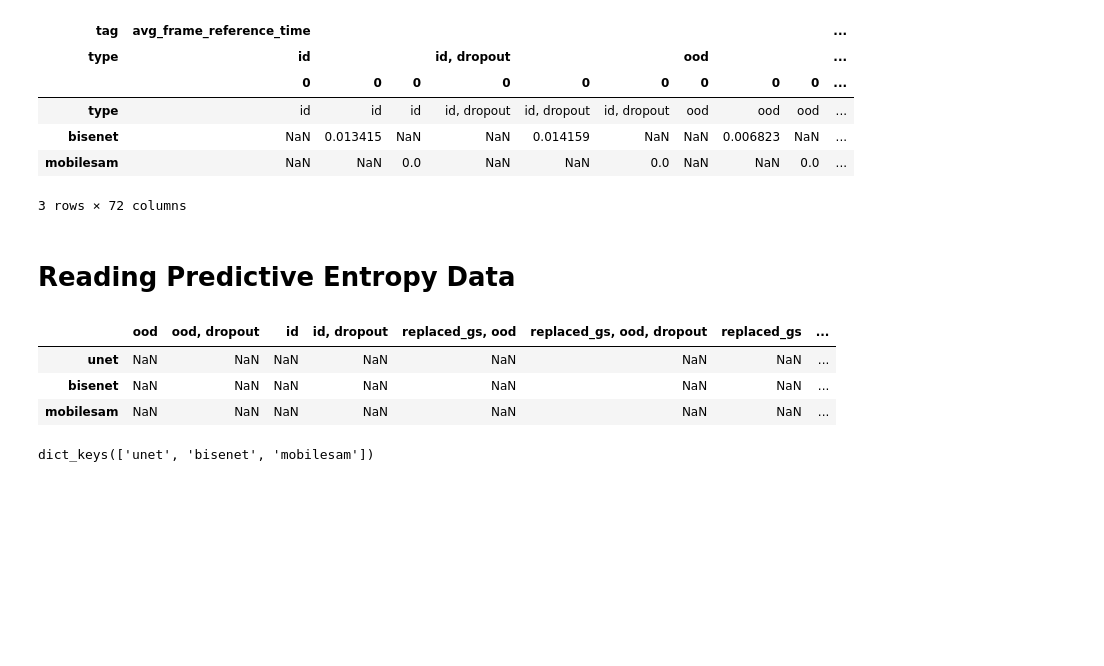
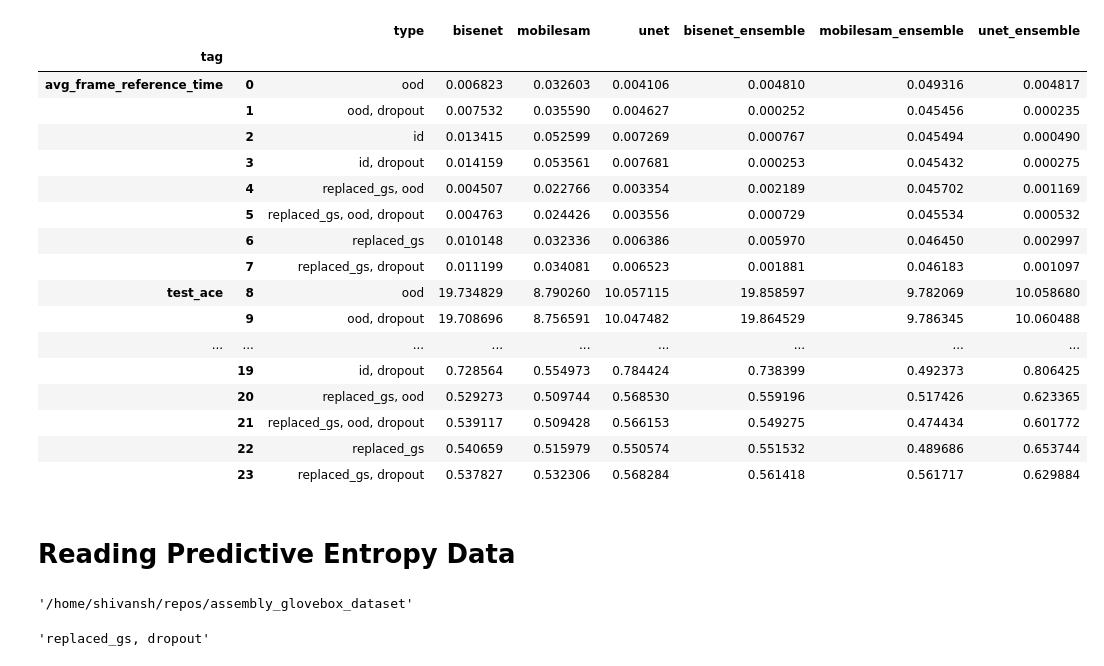
Before and after one commit to UTNuclearRoboticsPublic/assembly_glovebox_dataset, a Jupyter notebook: data/convert_scripts/tb_to_csv.ipynb, the cells around one changed output. Drawn from its saved outputs; the diff is of its cells as text; code cells hidden in the pictures; blank space fills up the shorter version.

```diff
--- a/data/convert_scripts/tb_to_csv.ipynb
+++ b/data/convert_scripts/tb_to_csv.ipynb
@@ -165,10 +194,0 @@ x
-# %%
-x.T
-# %% [output]
-| tag | avg_frame_reference_time |  |  |  |  |  |  |  |  | ... |
-| type | id |  |  | id, dropout |  |  | ood |  |  | ... |
-|  | 0 | 0 | 0 | 0 | 0 | 0 | 0 | 0 | 0 | ... |
-| type | id | id | id | id, dropout | id, dropout | id, dropout | ood | ood | ood | ... |
-| bisenet | NaN | 0.013415 | NaN | NaN | 0.014159 | NaN | NaN | 0.006823 | NaN | ... |
-| mobilesam | NaN | NaN | 0.0 | NaN | NaN | 0.0 | NaN | NaN | 0.0 | ... |
-3 rows × 72 columns
@@ -176,0 +195,23 @@ x.T
+# %%
+x = x[['type', 'bisenet', 'mobilesam', 'unet', 'bisenet_ensemble', 'mobilesam_ensemble', 'unet_ensemble']]
+
+x
+# %% [output]
+|  |  | type | bisenet | mobilesam | unet | bisenet_ensemble | mobilesam_ensemble | unet_ensemble |
+| tag |  |  |  |  |  |  |  |  |
+| avg_frame_reference_time | 0 | ood | 0.006823 | 0.032603 | 0.004106 | 0.004810 | 0.049316 | 0.004817 |
+|  | 1 | ood, dropout | 0.007532 | 0.035590 | 0.004627 | 0.000252 | 0.045456 | 0.000235 |
+|  | 2 | id | 0.013415 | 0.052599 | 0.007269 | 0.000767 | 0.045494 | 0.000490 |
+|  | 3 | id, dropout | 0.014159 | 0.053561 | 0.007681 | 0.000253 | 0.045432 | 0.000275 |
+|  | 4 | replaced_gs, ood | 0.004507 | 0.022766 | 0.003354 | 0.002189 | 0.045702 | 0.001169 |
+|  | 5 | replaced_gs, ood, dropout | 0.004763 | 0.024426 | 0.003556 | 0.000729 | 0.045534 | 0.000532 |
+|  | 6 | replaced_gs | 0.010148 | 0.032336 | 0.006386 | 0.005970 | 0.046450 | 0.002997 |
+|  | 7 | replaced_gs, dropout | 0.011199 | 0.034081 | 0.006523 | 0.001881 | 0.046183 | 0.001097 |
+| test_ace | 8 | ood | 19.734829 | 8.790260 | 10.057115 | 19.858597 | 9.782069 | 10.058680 |
+|  | 9 | ood, dropout | 19.708696 | 8.756591 | 10.047482 | 19.864529 | 9.786345 | 10.060488 |
+| ... | ... | ... | ... | ... | ... | ... | ... | ... |
+|  | 19 | id, dropout | 0.728564 | 0.554973 | 0.784424 | 0.738399 | 0.492373 | 0.806425 |
+|  | 20 | replaced_gs, ood | 0.529273 | 0.509744 | 0.568530 | 0.559196 | 0.517426 | 0.623365 |
+|  | 21 | replaced_gs, ood, dropout | 0.539117 | 0.509428 | 0.566153 | 0.549275 | 0.474434 | 0.601772 |
+|  | 22 | replaced_gs | 0.540659 | 0.515979 | 0.550574 | 0.551532 | 0.489686 | 0.653744 |
+|  | 23 | replaced_gs, dropout | 0.537827 | 0.532306 | 0.568284 | 0.561418 | 0.561717 | 0.629884 |
@@ -177,5 +222,13 @@ x.T
 # %% [markdown]
 # Reading Predictive Entropy Data
+# %%
+os.getcwd()
+# %% [output]
+'/home/shivansh/repos/assembly_glovebox_dataset'
+# %%
+set
+# %% [output]
+'replaced_gs, dropout'
 # %%
 # writing out the mean predictive entropy just to get a good glance, box plots should be easy
 
@@ -209,13 +255,2 @@ df = pd.DataFrame(index = index, columns=columns)
 
 # result = pd.concat(dfs)
-# %%
-df
-# %% [output]
-|  | ood | ood, dropout | id | id, dropout | replaced_gs, ood | replaced_gs, ood, dropout | replaced_gs | ... |
-| unet | NaN | NaN | NaN | NaN | NaN | NaN | NaN | ... |
-| bisenet | NaN | NaN | NaN | NaN | NaN | NaN | NaN | ... |
-| mobilesam | NaN | NaN | NaN | NaN | NaN | NaN | NaN | ... |
-# %%
-versions.keys()
-# %% [output]
-dict_keys(['unet', 'bisenet', 'mobilesam'])
```
Also changed, not shown: parts of 23 cells of this notebook.
